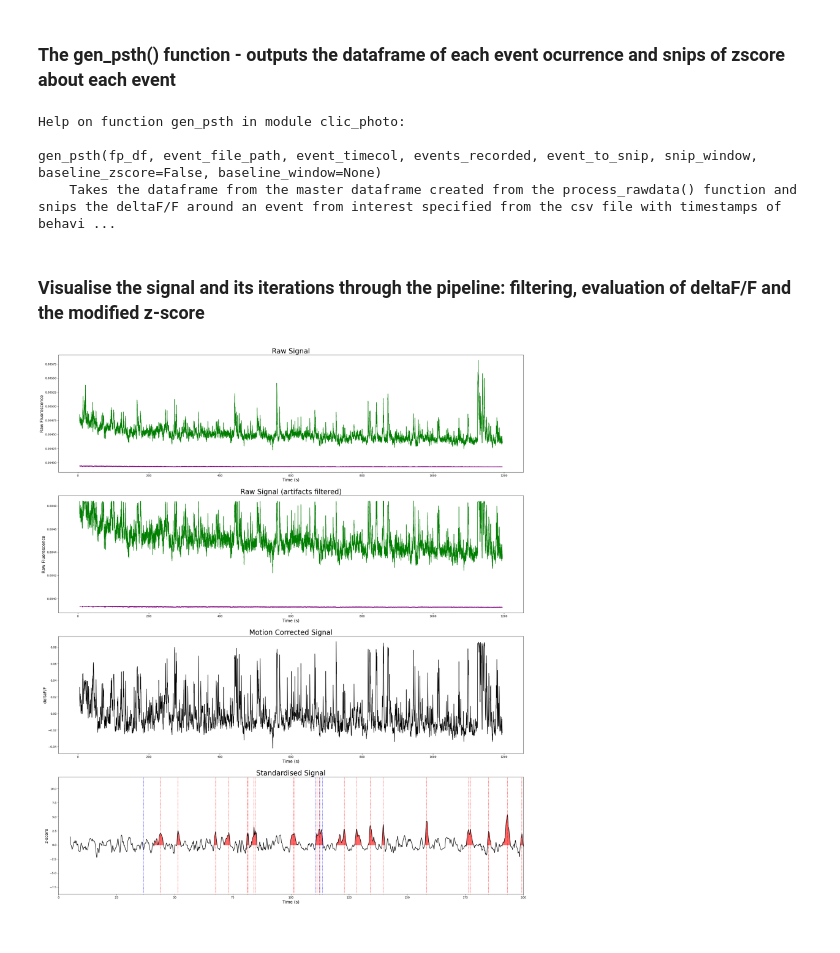
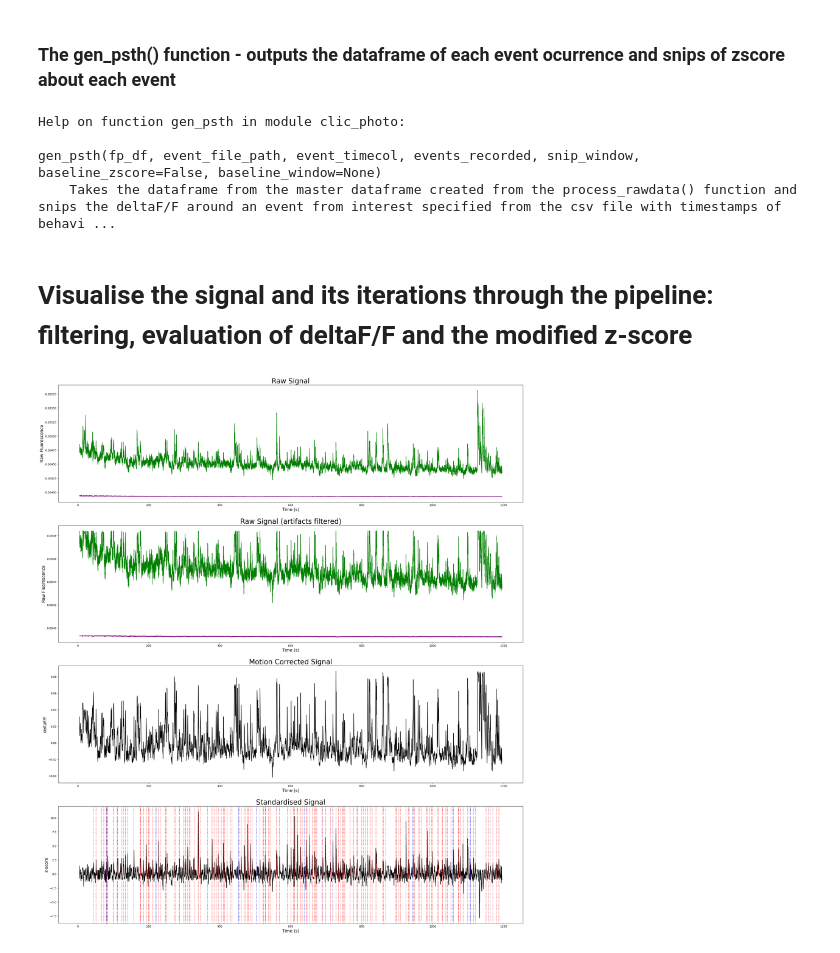
Before and after one commit to D-Joshi-96/CLIC, a Jupyter notebook: CLIC Photo/ClicPhoto_Notebook.ipynb, the cells around one changed output. Drawn from its saved outputs; the diff is of its cells as text; code cells hidden in the pictures.

Commit message:
PSTH Plot Update

```diff
--- a/CLIC Photo/ClicPhoto_Notebook.ipynb
+++ b/CLIC Photo/ClicPhoto_Notebook.ipynb
@@ -13,9 +13,8 @@ parameters = {
 
     "event file path": r"C:\Users\class\GitHub\CLIC\CLIC Photo\Test Files\Box2_2022_04_04_Rat3", #path of the csv file that records the timestamps of behavioural events of interest.
     "event time column": "tone.Timestamp", #name of the column in the behavioural events file that records the timestamps
-    "events recorded": ["houselight", "al", "il", "cs", "mag"], #column names of the events of interest recorded in the behavioural events file
-    "event to snip": "mag", #the event of interest that you want to generate a psth for
-    "snip window": (3, 5), #inside the brackets enter how many seconds before and after each event you want to include in the PSTH
+    "events recorded": ["cs", "mag"], #column names of the events of interest recorded in the behavioural events file
+    "snip window": (2, 3), #inside the brackets enter how many seconds before and after each event you want to include in the PSTH
     "snip baseline window": (3,0),
 
     "rolling window" : 500, #number of samples used in the calculation of rolling median to evaluate the modified z-score
@@ -78,7 +77,6 @@ event_df, snip_df = gen_psth(master_df,
                              parameters["event file path"],
                              parameters["event time column"],
                              parameters["events recorded"],
-                             parameters["event to snip"],
                              parameters["snip window"])
 
 # if the event and snip dataframes are required to be exported, un-comment the appropriate line below
@@ -88,48 +86,41 @@ event_df, snip_df = gen_psth(master_df,
 # %% [output]
 Help on function gen_psth in module clic_photo:
 
-gen_psth(fp_df, event_file_path, event_timecol, events_recorded, event_to_snip, snip_window, baseline_zscore=False, baseline_window=None)
+gen_psth(fp_df, event_file_path, event_timecol, events_recorded, snip_window, baseline_zscore=False, baseline_window=None)
     Takes the dataframe from the master dataframe created from the process_rawdata() function and snips the deltaF/F around an event from interest specified from the csv file with timestamps of behavi ...
 # %% [markdown]
-### Visualise the signal and its iterations through the pipeline: filtering, evaluation of deltaF/F and the modified z-score
+# Visualise the signal and its iterations through the pipeline: filtering, evaluation of deltaF/F and the modified z-score
 # %%
 plt.figure(figsize=(30,35))
 
 plt.subplot(411)
 plt.title("Raw Signal", fontsize = 25)
 sns.lineplot(data = master_df, x = "iso time", y = "iso signal raw", color = "purple")
 sns.lineplot(data = master_df, x = "gcamp time", y = "gcamp signal raw", color = "green")
 plt.ylabel("Raw Fluorescence", fontsize = 15)
 plt.xlabel("Time (s)", fontsize = 15)
 
 plt.subplot(412)
 plt.title("Raw Signal (artifacts filtered)", fontsize = 25)
 sns.lineplot(data = master_df, x = "iso time", y = "iso signal", color = "purple")
 sns.lineplot(data = master_df, x = "gcamp time", y = "gcamp signal", color = "green")
 plt.ylabel("Raw Fluorescence", fontsize = 15)
 plt.xlabel("Time (s)", fontsize = 15)
 
 plt.subplot(413)
 plt.title("Motion Corrected Signal", fontsize = 25)
 sns.lineplot(data = master_df, x = "gcamp time", y = "gcamp dff", color = "k")
 plt.ylabel("deltaF/F", fontsize = 15)
 plt.xlabel("Time (s)", fontsize = 15)
 
 plt.subplot(414)
 plt.title("Standardised Signal", fontsize = 25)
 sns.lineplot(data = master_df, x = "gcamp time", y = "gcamp zscore", color = "k")
 plt.ylabel("z-score", fontsize = 15)
 plt.xlabel("Time (s)", fontsize = 15)
-plt.xlim(0,200)
 
-for i in master_df[master_df["spike"]==1]["gcamp time"]:
-    plt.axvline(i, color = "red", linestyle = ":")
-
-for i,j in zip(master_df["wave start"].dropna().unique(), master_df["wave end"].dropna().unique()):
-    mask = (master_df['gcamp time'] >= i) & (master_df['gcamp time'] <= j)
-    plt.fill_between(master_df.loc[mask, 'gcamp time'], master_df.loc[mask, 'gcamp zscore'], alpha=0.6, color='red')
-
-for i in event_df[event_df["mag on"]==1]["time"]:
-    plt.axvline(i, color = "blue", linestyle = ":")
+mark_spikes(master_df)
+highlight_waves(master_df)
+mark_events(event_df, "cs")
 # %% [output]
-[figure, old version]
+[figure, new version]
```
Also changed, not shown: parts of 2 cells of this notebook, 1 other file.
